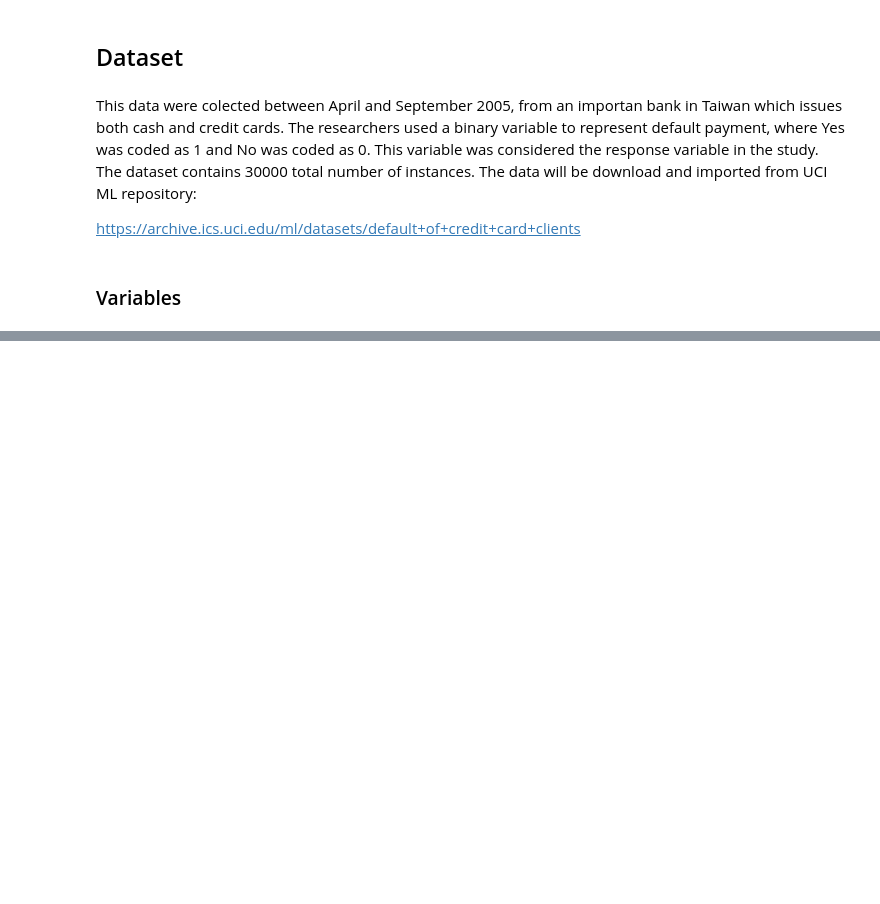
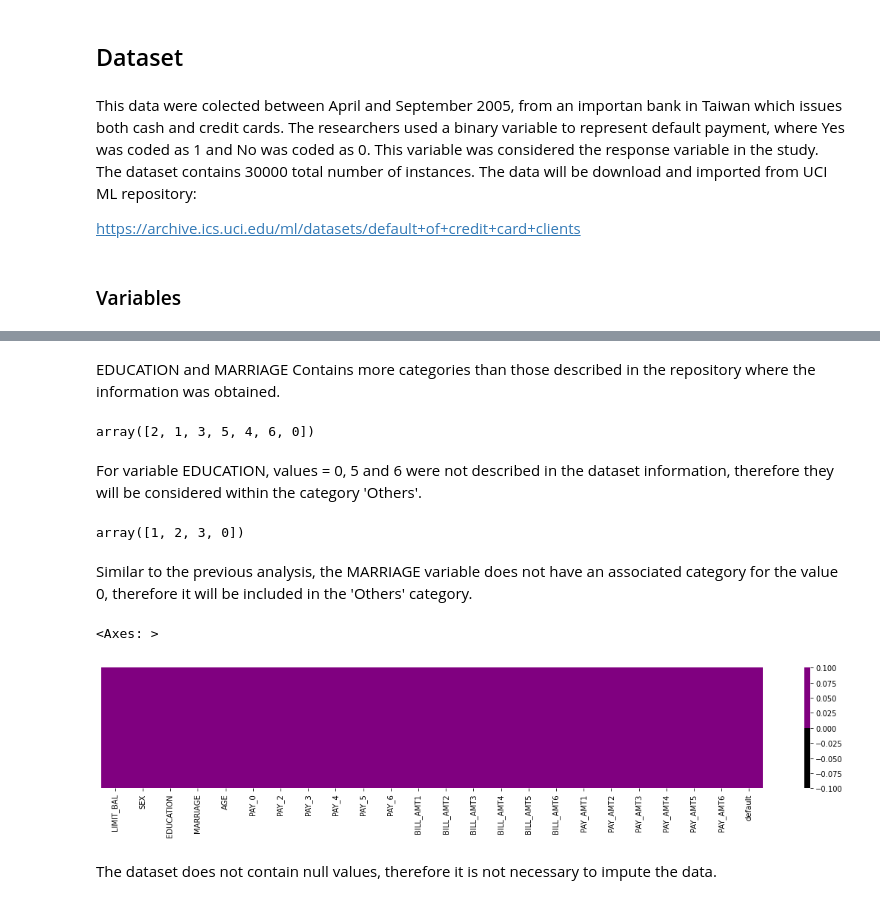
Before and after one commit to pagrkonecta/Konecta_Test, a Jupyter notebook: Konecta_Test_PAGR.ipynb, the cells around one changed output, grey strips where cells are left out. Cells and saved outputs as stored; diff of their text form; code cells hidden in the pictures; blank space fills up the shorter version.

```diff
--- a/Konecta_Test_PAGR.ipynb
+++ b/Konecta_Test_PAGR.ipynb
@@ -78,0 +125,4 @@ _______________________________________________
+# %%
+drive.mount('/content/drive')
+df = pd.read_excel("/content/drive/MyDrive/default of credit card clients.xls", skiprows = [0])
+df.head()
@@ -78,0 +140,6 @@ _______________________________________________
+# %%
+df = df.drop(axis=1, columns='ID')
+df.reset_index()
+df['DEFAULT'] = df['default payment next month'].astype('category')
+df = df.drop(axis=1, columns='default payment next month')
+df.head()
@@ -78,0 +174,14 @@ _______________________________________________
+# %% [markdown]
+EDUCATION and MARRIAGE Contains more categories than those described in the repository where the information was obtained.
+# %%
+df['EDUCATION']. unique()
+# %% [output]
+array([2, 1, 3, 5, 4, 6, 0])
+# %% [markdown]
+For variable EDUCATION, values = 0, 5 and 6 were not described in the dataset information, therefore they will be considered within the category 'Others'.
+# %%
+df['MARRIAGE']. unique()
+# %% [output]
+array([1, 2, 3, 0])
+# %% [markdown]
+Similar to the previous analysis, the MARRIAGE variable does not have an associated category for the value 0, therefore it will be included in the 'Others' category.
@@ -78,0 +190,8 @@ _______________________________________________
+# %%
+plt.figure(figsize=(20, 3))
+sns.heatmap(df.isnull(), cbar=True, yticklabels=False, cmap=ListedColormap(['black','purple']))
+# %% [output]
+<Axes: >
+[figure, added]
+# %% [markdown]
+The dataset does not contain null values, therefore it is not necessary to impute the data.
```
Also changed, not shown: parts of 11 cells of this notebook.
